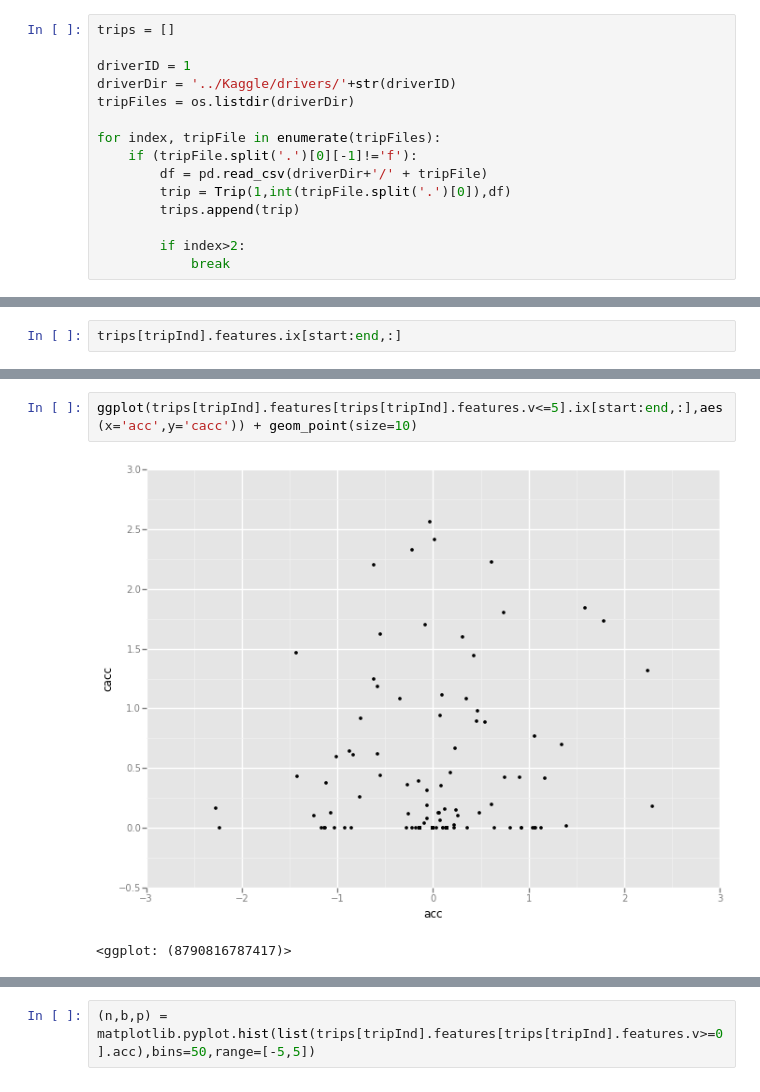
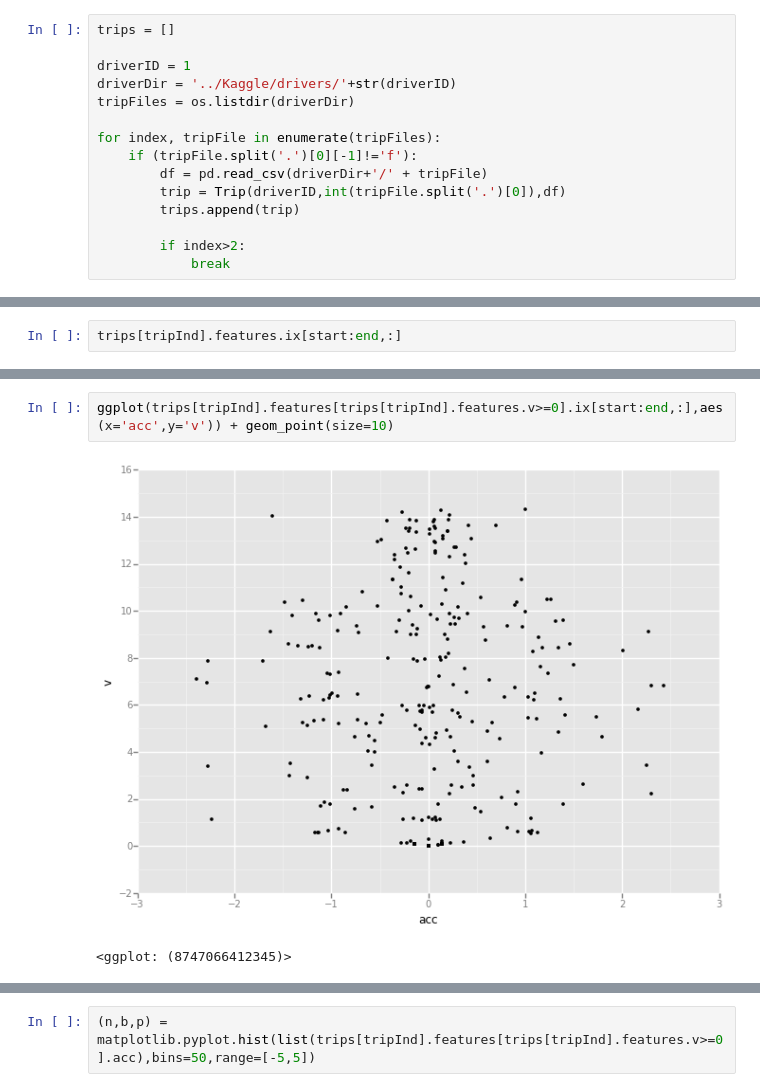
Before and after one commit to bilykigor/qimb, a Jupyter notebook: KaggleAnalysis.ipynb, the cells around one changed output, grey strips where cells are left out. Saved outputs shown, nothing was run; the diff lists cells and outputs as text.

```diff
--- a/KaggleAnalysis.ipynb
+++ b/KaggleAnalysis.ipynb
@@ -16,7 +16,7 @@ tripFiles = os.listdir(driverDir)
 for index, tripFile in enumerate(tripFiles):
     if (tripFile.split('.')[0][-1]!='f'):
         df = pd.read_csv(driverDir+'/' + tripFile)
-        trip = Trip(1,int(tripFile.split('.')[0]),df)
+        trip = Trip(driverID,int(tripFile.split('.')[0]),df)
         trips.append(trip)
 
         if index>2:
@@ -74,6 +67,6 @@ geom_point(df.ix[start:end,:],aes(x='ind',y='cacc'),color='red',size=10)
 # %%
-ggplot(trips[tripInd].features[trips[tripInd].features.v<=5].ix[start:end,:],aes(x='acc',y='cacc')) + geom_point(size=10)
+ggplot(trips[tripInd].features[trips[tripInd].features.v>=0].ix[start:end,:],aes(x='acc',y='v')) + geom_point(size=10)
 # %% [output]
-[figure, old version]
+[figure, new version]
-<ggplot: (8790816787417)>
+<ggplot: (8747066412345)>
 # %%
```
Also changed, not shown: parts of 20 cells of this notebook, 18 other files.
